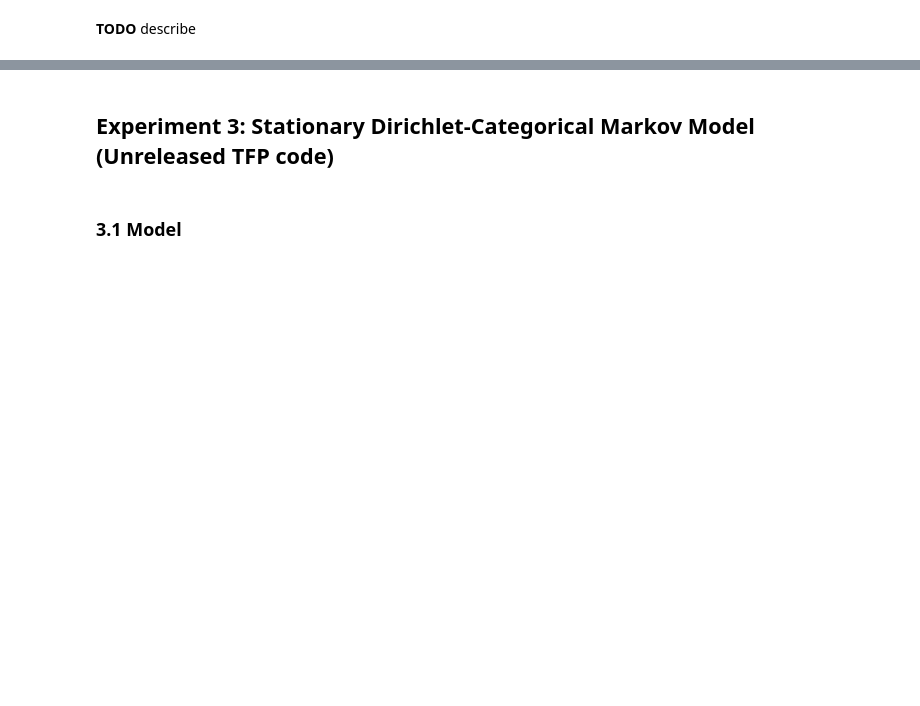
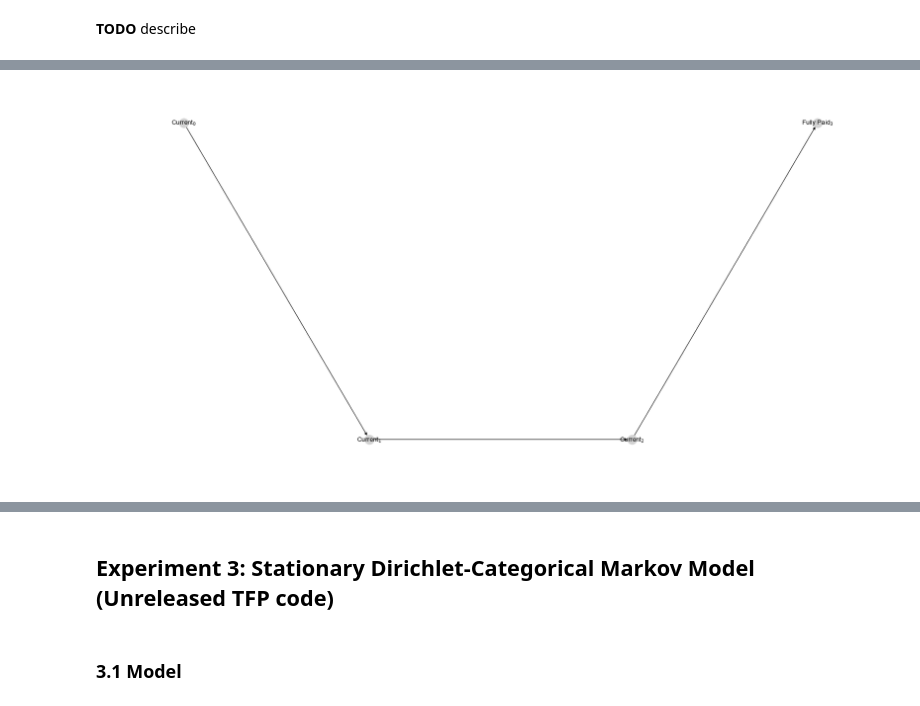
Before and after one commit to basilvetas/lending-club-analysis, a Jupyter notebook: final-project/final-notebook.ipynb, the cells around one changed output, grey strips where cells are left out. Drawn from its saved outputs; the diff is of its cells as text; code cells hidden in the pictures; blank space fills up the shorter version.

```diff
--- a/final-project/final-notebook.ipynb
+++ b/final-project/final-notebook.ipynb
@@ -327,0 +351,4 @@ inferred_qpi_T
+# %%
+graph_trajectory(sample_ed(x_0_post, x_post, sess, inferred_qpi_0))
+# %% [output]
+[figure, added]
```
Also changed, not shown: parts of 18 cells of this notebook, 2 other files.
